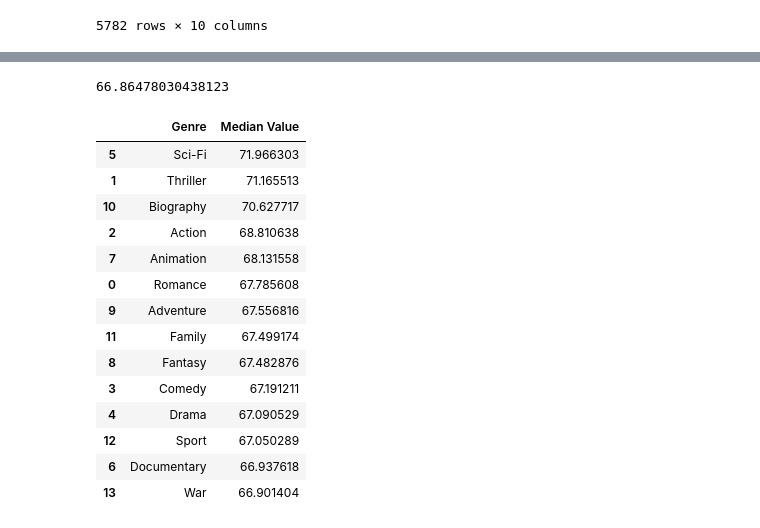
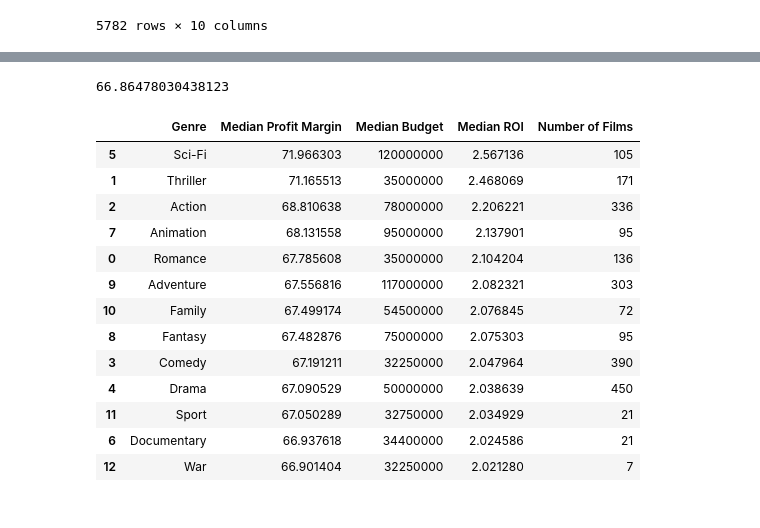
Before and after one commit to LindstromKyle/DSC-Flatiron-Project-1, a Jupyter notebook: Genre_proof.ipynb, the cells around one changed output, grey strips where cells are left out. Cells and saved outputs as stored; diff of their text form; code cells hidden in the pictures.

```diff
--- a/Genre_proof.ipynb
+++ b/Genre_proof.ipynb
@@ -274,46 +272,50 @@ sql_budgets_merged.tail(35)
 # %%
 
 
 
-genres_list = ['Romance','Thriller','Action','Comedy','Drama','Sci-Fi','Documentary','Animation','Fantasy','Adventure','Biography','Family','Sport','War']
+genres_list = ['Romance','Thriller','Action','Comedy','Drama','Sci-Fi','Documentary','Animation','Fantasy','Adventure','Family','Sport','War']
 genres_dict = {}
 genres_dict['Genre'] = []
-genres_dict['Median Value'] = []
+genres_dict['Median Profit Margin'] = []
+genres_dict['Median Budget'] = []
+genres_dict['Median ROI'] = []
+genres_dict['Number of Films'] = []
 
 for genre in genres_list:
     sql_budgets_merged[genre] = sql_budgets_merged['genres'].str.contains(genre)
     #display(sql_budgets_merged.groupby([genre])[['profit_margin']].agg('median').sort_values(by = 'profit_margin', ascending = False))
 
     genres_dict['Genre'].append(genre)
-    genres_dict['Median Value'].append(sql_budgets_merged.groupby([genre])[['profit_margin']].agg('median').sort_values(by = 'profit_margin', ascending = False).iloc[0][0])
-
+    genres_dict['Median Profit Margin'].append(sql_budgets_merged.groupby([genre])[['profit_margin']].agg('median').sort_values(by = 'profit_margin', ascending = False).iloc[0][0])
+    genres_dict['Median Budget'].append(sql_budgets_merged.groupby([genre])[['production_budget']].agg('median').sort_values(by = 'production_budget', ascending = False).iloc[0][0])
+    genres_dict['Median ROI'].append(sql_budgets_merged.groupby([genre])[['ROI']].agg('median').sort_values(by = 'ROI', ascending = False).iloc[0][0])
+    genres_dict['Number of Films'].append(sql_budgets_merged['genres'].str.contains(genre).sum() )
 
 
 
 
 print(sql_budgets_merged['profit_margin'].median())
 
 
 genres_df = pd.DataFrame(genres_dict)
-genres_df = genres_df.sort_values(by = 'Median Value', ascending = False)
+genres_df = genres_df.sort_values(by = 'Median Profit Margin', ascending = False)
 display(genres_df)
 # %% [output]
 66.86478030438123
-|  | Genre | Median Value |
-| 5 | Sci-Fi | 71.966303 |
-| 1 | Thriller | 71.165513 |
-| 10 | Biography | 70.627717 |
-| 2 | Action | 68.810638 |
-| 7 | Animation | 68.131558 |
-| 0 | Romance | 67.785608 |
-| 9 | Adventure | 67.556816 |
-| 11 | Family | 67.499174 |
-| 8 | Fantasy | 67.482876 |
-| 3 | Comedy | 67.191211 |
-| 4 | Drama | 67.090529 |
-| 12 | Sport | 67.050289 |
-| 6 | Documentary | 66.937618 |
-| 13 | War | 66.901404 |
+|  | Genre | Median Profit Margin | Median Budget | Median ROI | Number of Films |
+| 5 | Sci-Fi | 71.966303 | 120000000 | 2.567136 | 105 |
+| 1 | Thriller | 71.165513 | 35000000 | 2.468069 | 171 |
+| 2 | Action | 68.810638 | 78000000 | 2.206221 | 336 |
+| 7 | Animation | 68.131558 | 95000000 | 2.137901 | 95 |
+| 0 | Romance | 67.785608 | 35000000 | 2.104204 | 136 |
+| 9 | Adventure | 67.556816 | 117000000 | 2.082321 | 303 |
+| 10 | Family | 67.499174 | 54500000 | 2.076845 | 72 |
+| 8 | Fantasy | 67.482876 | 75000000 | 2.075303 | 95 |
+| 3 | Comedy | 67.191211 | 32250000 | 2.047964 | 390 |
+| 4 | Drama | 67.090529 | 50000000 | 2.038639 | 450 |
+| 11 | Sport | 67.050289 | 32750000 | 2.034929 | 21 |
+| 6 | Documentary | 66.937618 | 34400000 | 2.024586 | 21 |
+| 12 | War | 66.901404 | 32250000 | 2.021280 | 7 |
 # %%
 romance_by_year = romance_movies.groupby(['year'])[['ROI']].agg('median')
 
```
Also changed, not shown: parts of 7 cells of this notebook, 3 other files.
